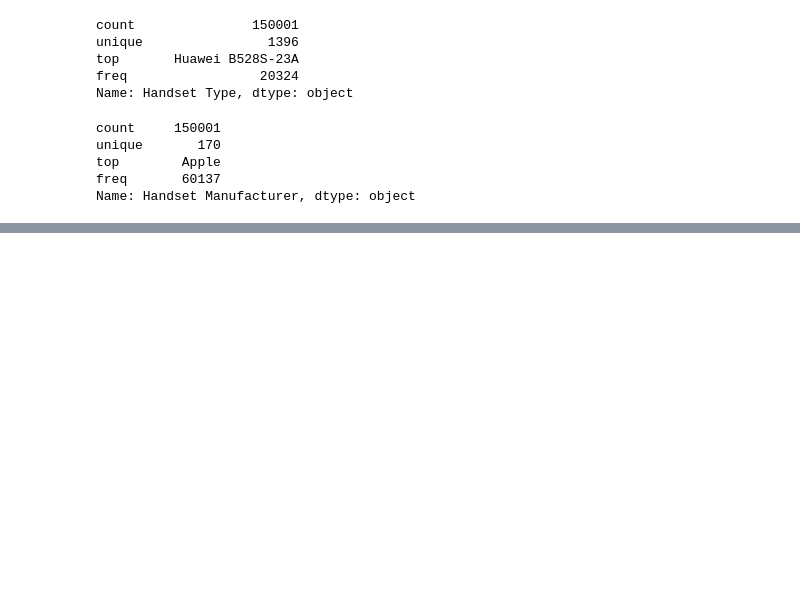
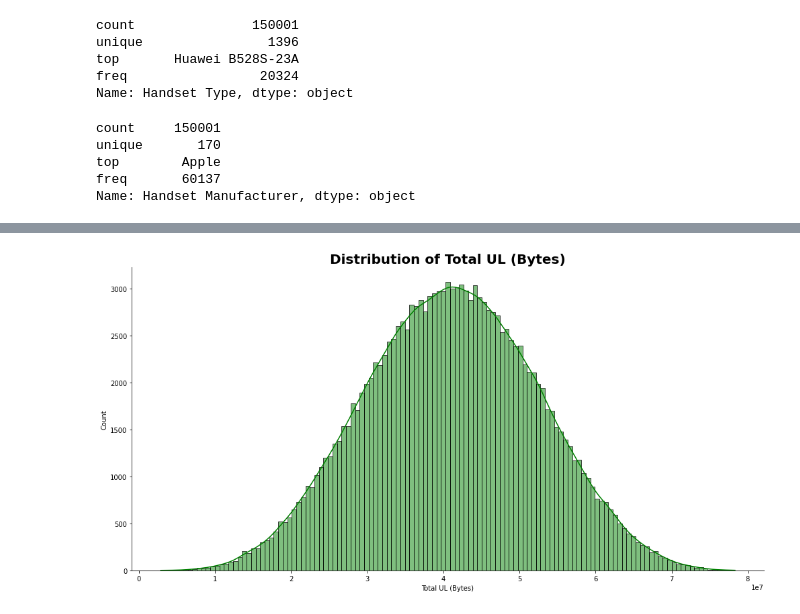
Before and after one commit to sureshb208/telecommunication-user-analytics, a Jupyter notebook: notebooks/Data Cleaning, Extraction.ipynb, the cells around one changed output, grey strips where cells are left out. Saved outputs shown, nothing was run; the diff lists cells and outputs as text; code cells hidden in the pictures; blank space fills up the shorter version.

```diff
--- a/notebooks/Data Cleaning, Extraction.ipynb
+++ b/notebooks/Data Cleaning, Extraction.ipynb
@@ -545,0 +698,4 @@ NameError: name 'plot_count' is not defined
+# %%
+plot_hist(df_clean, "Total UL (Bytes)", "green")
+# %% [output]
+[figure, added]
```
Also changed, not shown: parts of 21 cells of this notebook, 2 other files.
